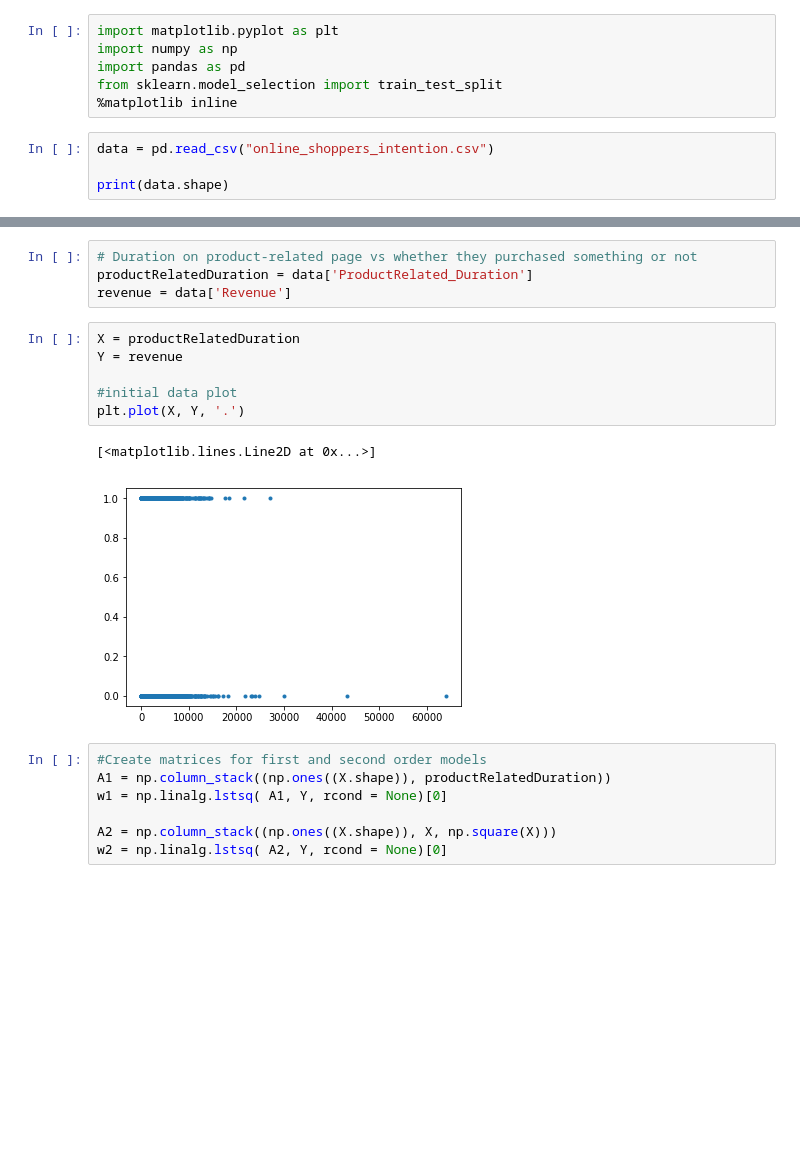
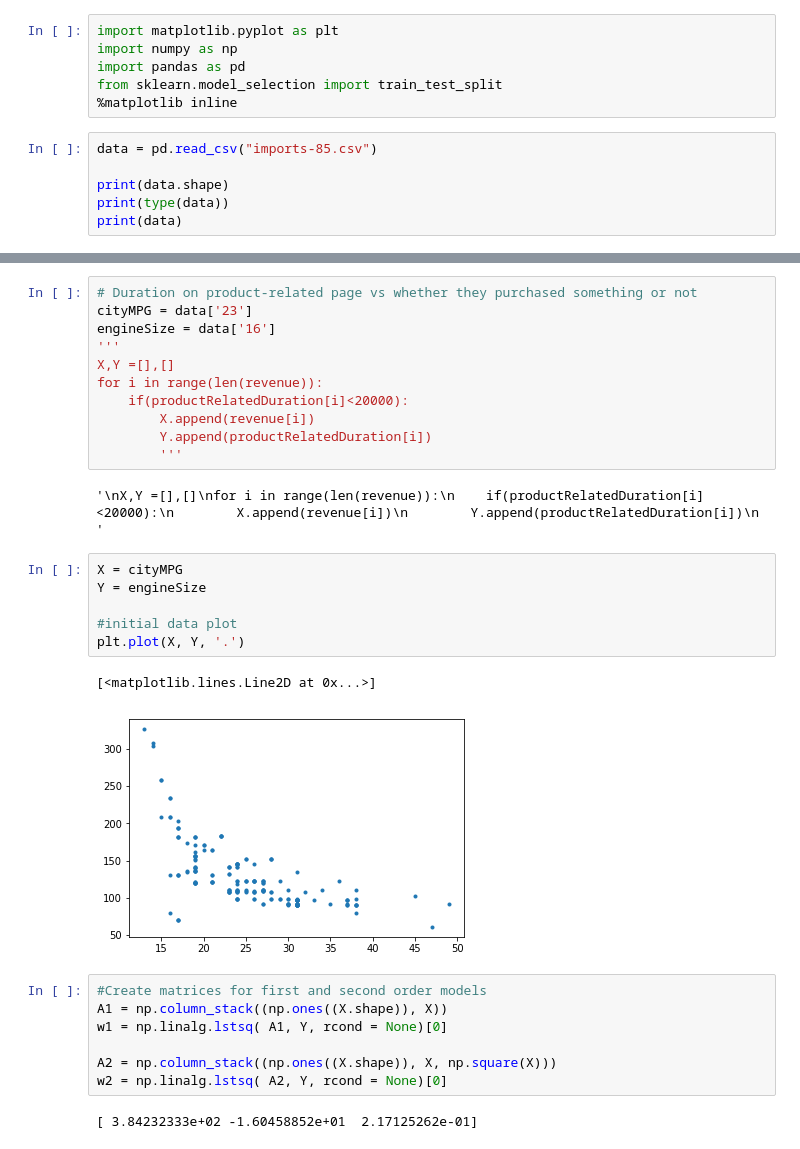
Before and after one commit to Dagaril/COGS109_FinalAssignment, a Jupyter notebook: Code.ipynb, the cells around one changed output, grey strips where cells are left out. Cells and saved outputs as stored; diff of their text form; blank space fills up the shorter version.

```diff
--- a/Code.ipynb
+++ b/Code.ipynb
@@ -8,7 +8,9 @@ import pandas as pd
 from sklearn.model_selection import train_test_split
 %matplotlib inline
 # %%
-data = pd.read_csv("online_shoppers_intention.csv")
+data = pd.read_csv("imports-85.csv")
 
 print(data.shape)
+print(type(data))
+print(data)
 # %% [output]
@@ -16,23 +34,34 @@ print(data.shape)
 # %%
 # Duration on product-related page vs whether they purchased something or not
-productRelatedDuration = data['ProductRelated_Duration']
-revenue = data['Revenue']
+cityMPG = data['23']
+engineSize = data['16']
+'''
+X,Y =[],[]
+for i in range(len(revenue)):
+    if(productRelatedDuration[i]<20000):
+        X.append(revenue[i])
+        Y.append(productRelatedDuration[i])
+        '''
+# %% [output]
+'\nX,Y =[],[]\nfor i in range(len(revenue)):\n    if(productRelatedDuration[i]<20000):\n        X.append(revenue[i])\n        Y.append(productRelatedDuration[i])\n        '
 # %%
-X = productRelatedDuration
-Y = revenue
+X = cityMPG
+Y = engineSize
 
 #initial data plot
 plt.plot(X, Y, '.')
 # %% [output]
 [<matplotlib.lines.Line2D at 0x...>]
-[figure, old version]
+[figure, new version]
 # %%
 #Create matrices for first and second order models
-A1 = np.column_stack((np.ones((X.shape)), productRelatedDuration))
+A1 = np.column_stack((np.ones((X.shape)), X))
 w1 = np.linalg.lstsq( A1, Y, rcond = None)[0]
 
 A2 = np.column_stack((np.ones((X.shape)), X, np.square(X)))
 w2 = np.linalg.lstsq( A2, Y, rcond = None)[0]
+# %% [output]
+[ 3.84232333e+02 -1.60458852e+01  2.17125262e-01]
 # %%
 #Use matrices generated above to create models
 y_pred1 = np.matmul(A1, w1)
```
Also changed, not shown: parts of 4 cells of this notebook, 4 other files.
